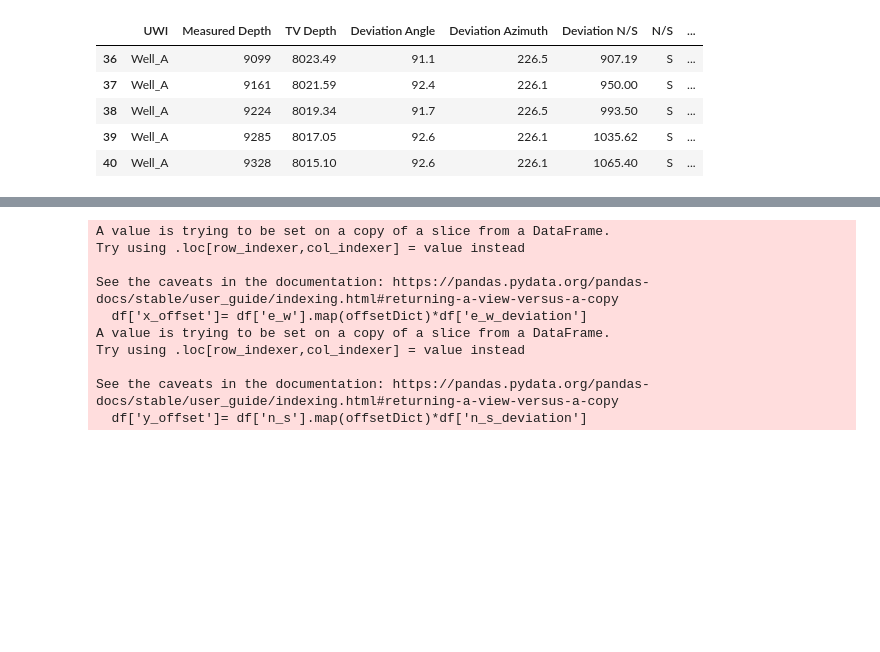
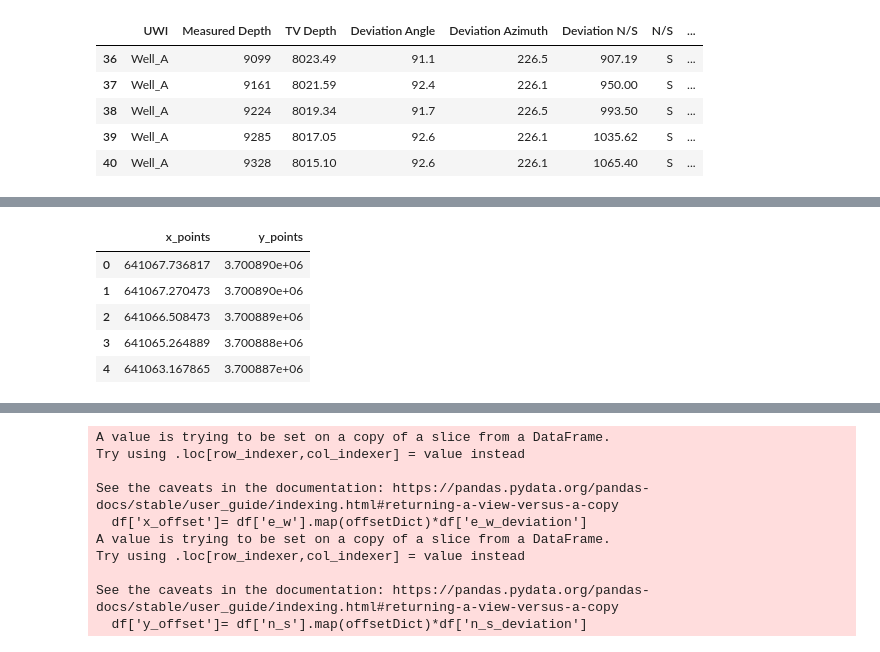
Before and after one commit to bpamos/welltrajconvert, a Jupyter notebook: notebook/Lat Long Conversion .ipynb, the cells around one changed output, grey strips where cells are left out. Drawn from its saved outputs; the diff is of its cells as text; code cells hidden in the pictures; blank space fills up the shorter version.

```diff
--- a/notebook/Lat Long Conversion .ipynb
+++ b/notebook/Lat Long Conversion .ipynb
@@ -78,0 +113,11 @@ converted surface x and y to surface lat and long
+# %%
+my_xy_points = my_survey.get_xy_points()
+my_xy_points = my_xy_points[['x_points','y_points']]
+my_xy_points.head()
+# %% [output]
+|  | x_points | y_points |
+| 0 | 641067.736817 | 3.700890e+06 |
+| 1 | 641067.270473 | 3.700890e+06 |
+| 2 | 641066.508473 | 3.700889e+06 |
+| 3 | 641065.264889 | 3.700888e+06 |
+| 4 | 641063.167865 | 3.700887e+06 |
```
Also changed, not shown: parts of 9 cells of this notebook.
